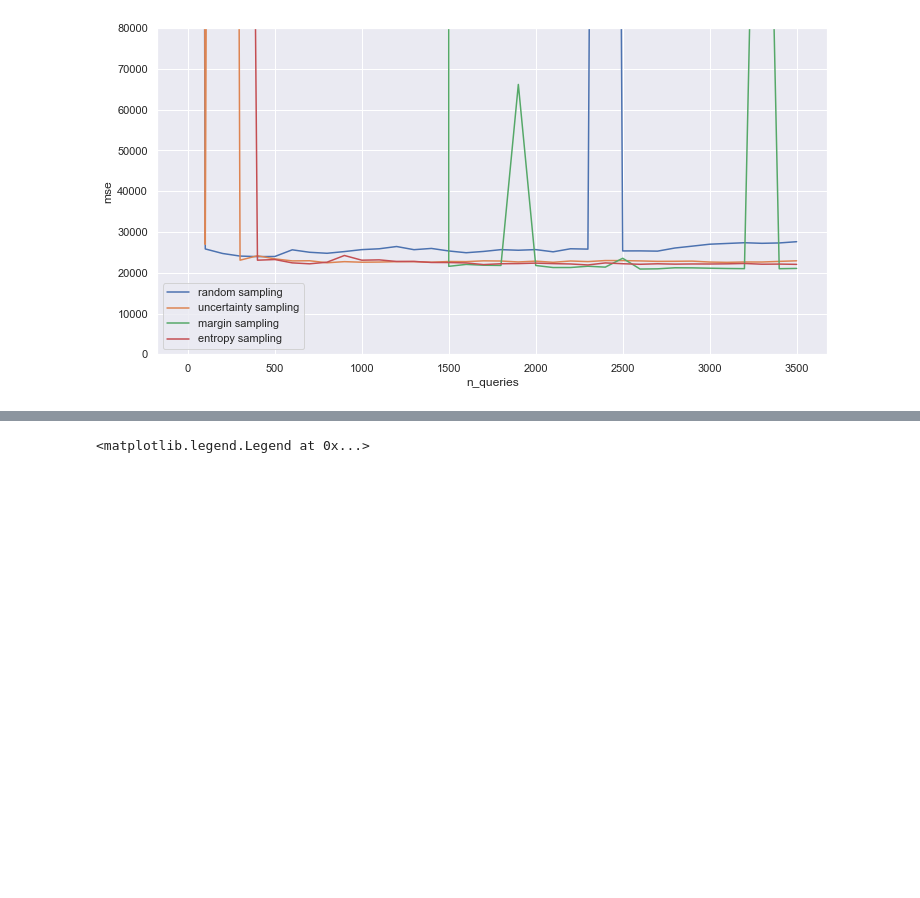
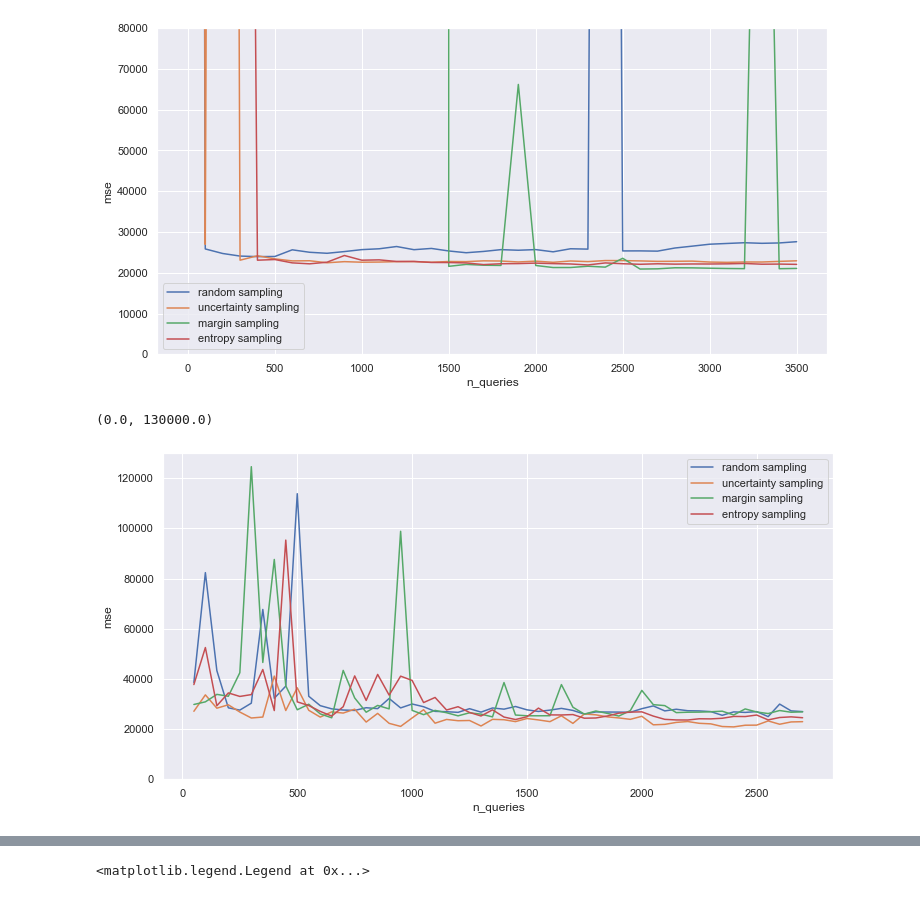
Before and after one commit to telenovelachuan/data_science, a Jupyter notebook: master_project/active_learning.ipynb, the cells around one changed output, grey strips where cells are left out. Saved outputs shown, nothing was run; the diff lists cells and outputs as text; code cells hidden in the pictures; blank space fills up the shorter version.

Commit message:
update research images

```diff
--- a/master_project/active_learning.ipynb
+++ b/master_project/active_learning.ipynb
@@ -353,3 +353,37 @@ plt.ylim((0, 80000))
 # %% [output]
 (0.0, 80000.0)
 [figure]
+# %%
+# MSE change over iterations
+# mse_dict_random_all = {100: 106582.1970307841, 200: 27733.602410279254, 300: 25316.368281596024, 400: 65707.1632845624, 500: 31382.54533685625, 600: 75915.89693952646, 700: 36758.110686165026, 800: 74150.58418852992, 900: 30118.34807869495, 1000: 54491.64099426788, 1100: 24449.067980766846, 1200: 26180.77733869152, 1300: 25568.46988760882, 1400: 24040.700952335927, 1500: 23711.048439316128, 1600: 22517.07315862169, 1700: 24290.743897299002, 1800: 26201.504671105882, 1900: 24527.657177974612, 2000: 24652.69616223106, 2100: 26719.368013428117, 2200: 24448.118722864627, 2300: 24059.59607137377, 2400: 23022.83184774526, 2500: 22813.092143145142, 2600: 24118.411358732326, 2700: 27496.308131553116, 2800: 25039.29459923024, 2900: 25056.937127857436, 3000: 24962.601008963702, 3100: 24877.181795631255, 3200: 26515.67287801621, 3300: 24914.85779681792, 3400: 23522.600252670763, 3500: 24790.72014198048}
+# mse_dict_uncertainty_all = {100: 29491.465173178072, 200: 43759.6229384399, 300: 25194.57649693429, 400: 28566.69630546679, 500: 32331.813001252664, 600: 29228.98878886081, 700: 27935.26478250834, 800: 28216.941425435598, 900: 26483.887822583416, 1000: 27681.094999151745, 1100: 25785.070712431752, 1200: 25538.56865354558, 1300: 25530.96530013988, 1400: 24871.45822976057, 1500: 27461.175064683397, 1600: 25755.529859900143, 1700: 25735.03335563657, 1800: 27280.703950278912, 1900: 26311.65465888057, 2000: 25466.21263662407, 2100: 26802.918772359262, 2200: 25989.77509555411, 2300: 26632.708318598383, 2400: 24988.91799183401, 2500: 25242.79407096413, 2600: 27478.624019081035, 2700: 25454.21770330676, 2800: 25689.712702056273, 2900: 25891.863831609346, 3000: 26686.902404795106, 3100: 26869.548234890884, 3200: 25973.913322033288, 3300: 26386.08426242048, 3400: 25845.723287026816, 3500: 27670.871584227498}
+# mse_dict_margin_all = {100: 31454.709587183635, 200: 25687.418338568245, 300: 39897.567224594364, 400: 881530.4133228026, 500: 4288588.5872499, 600: 46607256.455198295, 700: 2046793.612090532, 800: 5185297.687681162, 900: 7739088.318195882, 1000: 742300.9074130706, 1100: 76865.38314614217, 1200: 35907.039971323546, 1300: 822745.2633535933, 1400: 1679820.2938230697, 1500: 248865.17200151877, 1600: 40818.03192891318, 1700: 188579.46171697648, 1800: 34178.46037964867, 1900: 25290.224485600393, 2000: 24459.51855923411, 2100: 27976.585205647807, 2200: 25060.22682297518, 2300: 81349.72725957511, 2400: 25110.760597887594, 2500: 1453037.8572018004, 2600: 306779.02879520203, 2700: 24308.48099631513, 2800: 23694.92443075235, 2900: 24623.872850650136, 3000: 24530.135543713015, 3100: 81988.25263488312, 3200: 25024.79112304644, 3300: 25038.6727453077, 3400: 25707.843102214563, 3500: 25040.13477829543}
+# mse_dict_entropy_all = {100: 29631.86498324534, 200: 30750.73935844735, 300: 52397.9655460946, 400: 33229.35706177107, 500: 28638.57045330685, 600: 29001.401593754545, 700: 28236.297359238713, 800: 35526.41571210273, 900: 29134.478299742634, 1000: 27840.867176961434, 1100: 26138.366692693453, 1200: 26005.989945536912, 1300: 28721.937489237975, 1400: 27603.702592842496, 1500: 26705.66543216354, 1600: 27084.186043080772, 1700: 28124.51219681677, 1800: 26272.61954817476, 1900: 26722.989953722892, 2000: 26001.478108327374, 2100: 26049.87070386071, 2200: 283581.1998152781, 2300: 26613.80245512724, 2400: 24597.566305683795, 2500: 1160325.5868205514, 2600: 26881.203775235655, 2700: 29880.30231679878, 2800: 26399.671885428368, 2900: 26569.29228405448, 3000: 25542.483793193835, 3100: 26183.867855482607, 3200: 39077.129789285835, 3300: 64446.347328726406, 3400: 26008.990473636968, 3500: 31802.332498865468}
+mse_dict_random_all = {50: 38603.38415396731, 100: 82370.88192630802, 150: 43307.05292602763, 200: 28484.2737865376, 250: 27579.358404292594, 300: 30343.562950078733, 350: 67701.93577660655, 400: 32299.784316985966, 450: 37145.25167967304, 500: 113835.59726851231, 550: 33100.59150606123, 600: 29357.378790434264, 650: 28080.05916619314, 700: 27614.84726530599, 750: 27448.63793693554, 800: 28529.915769804236, 850: 28165.585971032197, 900: 32210.75674398181, 950: 28451.95431236594, 1000: 30012.122900609294, 1050: 28926.748521576752, 1100: 27067.693911817983, 1150: 26942.316022572108, 1200: 26685.504840593272, 1250: 28146.313804350604, 1300: 26775.50005560768, 1350: 28430.302043754185, 1400: 27960.471410060014, 1450: 29024.794261097184, 1500: 27688.26456234804, 1550: 27045.103976607537, 1600: 27575.284864317913, 1650: 28269.095224999113, 1700: 27458.048376353825, 1750: 25960.281637222113, 1800: 26856.849803309335, 1850: 26811.936223452358, 1900: 26786.63116298782, 1950: 26704.40241480766, 2000: 28146.67630169472, 2050: 29245.853265513928, 2100: 27262.45549392521, 2150: 27920.658066724627, 2200: 27334.347761251072, 2250: 27259.521843977887, 2300: 26982.677144396588, 2350: 25506.16868117935, 2400: 26869.41597787626, 2450: 26662.513962051406, 2500: 26975.975509946104, 2550: 24982.021808489477, 2600: 29977.882378281025, 2650: 27263.024376848523, 2700: 26981.95579496159}
+mse_dict_margin_all = {50: 29821.40481648743, 100: 30871.308039142183, 150: 33853.92286885424, 200: 33097.38712443565, 250: 42480.61832460816, 300: 124604.84986029616, 350: 46564.26233910117, 400: 87622.81820558035, 450: 37279.34473166889, 500: 27712.56478250373, 550: 29929.42917439643, 600: 26071.296913237402, 650: 24514.812524831257, 700: 43398.875978404314, 750: 32425.500750460506, 800: 26732.22617998895, 850: 29442.516953009832, 900: 28063.560125103988, 950: 98848.36578742454, 1000: 27466.781059628527, 1050: 25761.763711015123, 1100: 27466.60167732113, 1150: 26532.71629379736, 1200: 25291.220250181923, 1250: 26513.418702618274, 1300: 25969.47270147198, 1350: 24880.790862666934, 1400: 38561.96813819872, 1450: 25617.76899542555, 1500: 25320.029947522464, 1550: 25312.55352379584, 1600: 25342.09005791487, 1650: 37750.50776956134, 1700: 28734.029436896813, 1750: 25981.432072836888, 1800: 27225.21827218926, 1850: 26269.2751211076, 1900: 25202.291101474806, 1950: 27370.93080536995, 2000: 35436.917383167005, 2050: 29751.63408088817, 2100: 29372.049627614837, 2150: 26577.590907386093, 2200: 26737.383452153354, 2250: 26772.38174864692, 2300: 26924.732826154283, 2350: 27151.33746812798, 2400: 25640.657674416343, 2450: 28048.637059452663, 2500: 26827.99879990675, 2550: 26206.27909723093, 2600: 27412.60647016829, 2650: 26726.064110701922, 2700: 26891.37075944076}
+mse_dict_entropy_all = {50: 37760.839949203226, 100: 52514.74166678015, 150: 29314.805617568385, 200: 34425.252486909856, 250: 33028.82767989704, 300: 33758.33199665399, 350: 43768.48940746294, 400: 27400.072574042497, 450: 95341.77410672784, 500: 30867.678634371885, 550: 29405.61141941858, 600: 27077.012369224245, 650: 25206.123718817602, 700: 28925.852146549947, 750: 41207.524985913384, 800: 31427.596333331512, 850: 41799.75375281047, 900: 33551.08027318086, 950: 41109.24316119926, 1000: 39402.749341861454, 1050: 30586.26293455437, 1100: 32620.544267312038, 1150: 27616.910399366196, 1200: 28930.813398844697, 1250: 26645.702321173052, 1300: 25238.631388471553, 1350: 27686.618869832575, 1400: 24812.54740021528, 1450: 23817.322531766447, 1500: 24930.80151415366, 1550: 28377.414426094907, 1600: 25672.415114601437, 1650: 25640.143351852803, 1700: 25804.841529447887, 1750: 24345.59939155509, 1800: 24443.996048605186, 1850: 25233.656711826785, 1900: 26358.06631704122, 1950: 26780.351090257696, 2000: 26883.854810218156, 2050: 25193.357154293626, 2100: 23896.80700430101, 2150: 23656.62883111708, 2200: 23633.791854528565, 2250: 24122.94796684233, 2300: 24080.56775897609, 2350: 24325.098912270845, 2400: 25060.510465544776, 2450: 25010.31655314428, 2500: 25615.528266323865, 2550: 23674.10418635835, 2600: 24629.649132655268, 2650: 24890.087560064494, 2700: 24541.71166163973}
+#mse_dict_margin_all = {50: 82514.05548548402, 100: 119566.66120275925, 150: 31993.461521073492, 200: 151082.27853945596, 250: 52124.365266470675, 300: 49032.69317938931, 350: 35941.33915158819, 400: 28522.45776264941, 450: 30580.885114427972, 500: 29506.426244730552, 550: 25221.115723630228, 600: 25239.029476867727, 650: 28051.396023637037, 700: 25434.99049839775, 750: 28076.74064365512, 800: 27109.426261780074, 850: 26423.678460302395, 900: 25138.482169504863, 950: 26052.183729304965, 1000: 27023.74538705929, 1050: 24021.775827092806, 1100: 26503.05963256404, 1150: 26627.300850748812, 1200: 25991.0596898935, 1250: 28888.92454897903, 1300: 24541.05438329733, 1350: 26891.7327446495, 1400: 25630.07446413967, 1450: 27170.726165089316, 1500: 27077.770860686604, 1550: 26695.166418632933, 1600: 26234.550259521173, 1650: 26307.31723756231, 1700: 26015.12560048029, 1750: 26138.230644227657, 1800: 50192.891692226294, 1850: 53547.50520731192, 1900: 27868.12624300992, 1950: 25413.34659363961, 2000: 25163.436304355888, 2050: 26164.256748406533, 2100: 24476.608710492317, 2150: 24678.104961968016, 2200: 25000.915171576507, 2250: 24076.113590394376, 2300: 23284.272857356522, 2350: 23882.326902537214, 2400: 24363.402307850847, 2450: 24103.957309913807, 2500: 23980.216155193728, 2550: 23219.483261572954, 2600: 23723.02336162704, 2650: 23458.746149989627, 2700: 25848.554839740464}
+mse_dict_uncertainty_all = {50: 27107.219202267286, 100: 33651.20570181082, 150: 28340.753283912938, 200: 29696.204791289023, 250: 26811.734490214993, 300: 24433.969427324784, 350: 24811.324275313007, 400: 41137.44736704145, 450: 27414.12814883786, 500: 36465.449015590246, 550: 27512.078565816613, 600: 24793.099727730627, 650: 26875.91182106898, 700: 26396.953156388307, 750: 27948.07015247204, 800: 22814.96434885432, 850: 26273.801472898205, 900: 22300.214966397034, 950: 21079.69516115019, 1000: 24443.417724652318, 1050: 27743.478090552697, 1100: 22364.911158387185, 1150: 23860.3726355588, 1200: 23349.96024689362, 1250: 23441.925819656826, 1300: 21250.48502635538, 1350: 23897.388078192245, 1400: 23745.500917314057, 1450: 22994.309918734256, 1500: 24234.866440333502, 1550: 23660.998073809013, 1600: 22981.95288404224, 1650: 25310.500843009406, 1700: 22288.33078460753, 1750: 26053.121641889677, 1800: 25698.39849464991, 1850: 24880.691010910097, 1900: 24459.147987713048, 1950: 23896.786388063498, 2000: 25119.413374497115, 2050: 21719.050057216013, 2100: 21897.900128168145, 2150: 22678.12495071921, 2200: 23022.56039131879, 2250: 22319.459878956335, 2300: 22100.63762287857, 2350: 21039.05813805297, 2400: 20885.247500492787, 2450: 21555.940294293338, 2500: 21590.32062422366, 2550: 23265.21461294517, 2600: 21943.014020790793, 2650: 22865.022263969546, 2700: 22969.14348000953}
+
+n_queries = list(mse_dict_random_all.keys())
+mses_random_all = list(mse_dict_random_all.values())
+mses_uncertainty_all = list(mse_dict_uncertainty_all.values())
+mses_margin_all = list(mse_dict_margin_all.values())
+mses_entropy_all = list(mse_dict_entropy_all.values())
+
+
+sns.set()
+plt.figure(figsize=(12, 6))
+plt.plot(n_queries, mses_random_all, label="random sampling")
+plt.plot(n_queries, mses_uncertainty_all, label="uncertainty sampling")
+plt.plot(n_queries, mses_margin_all, label="margin sampling")
+plt.plot(n_queries, mses_entropy_all, label="entropy sampling")
+
+
+plt.ylabel("mse")
+plt.xlabel("n_queries")
+plt.legend()
+plt.ylim((0, 130000))
+# %% [output]
+(0.0, 130000.0)
+[figure, added]
```
Also changed, not shown: parts of 2 cells of this notebook, 1 other file.
